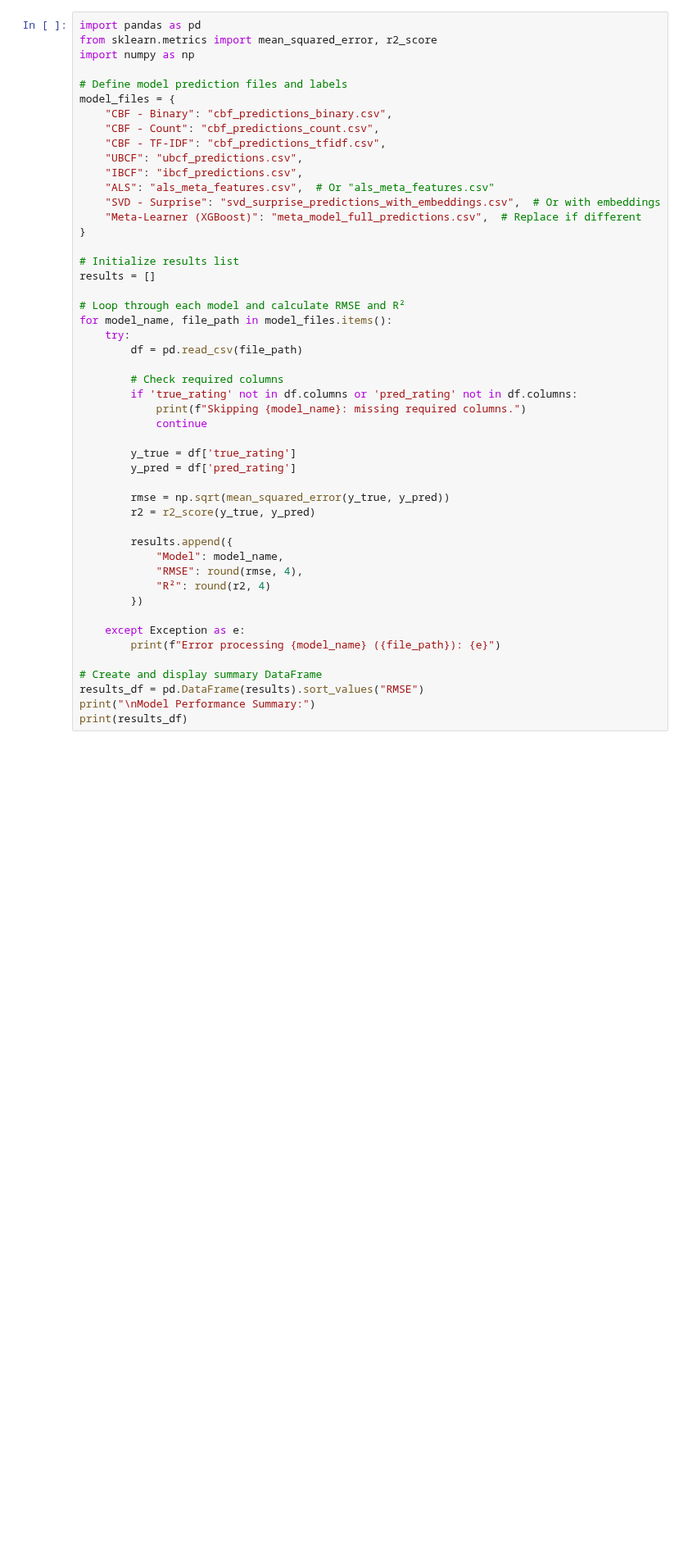
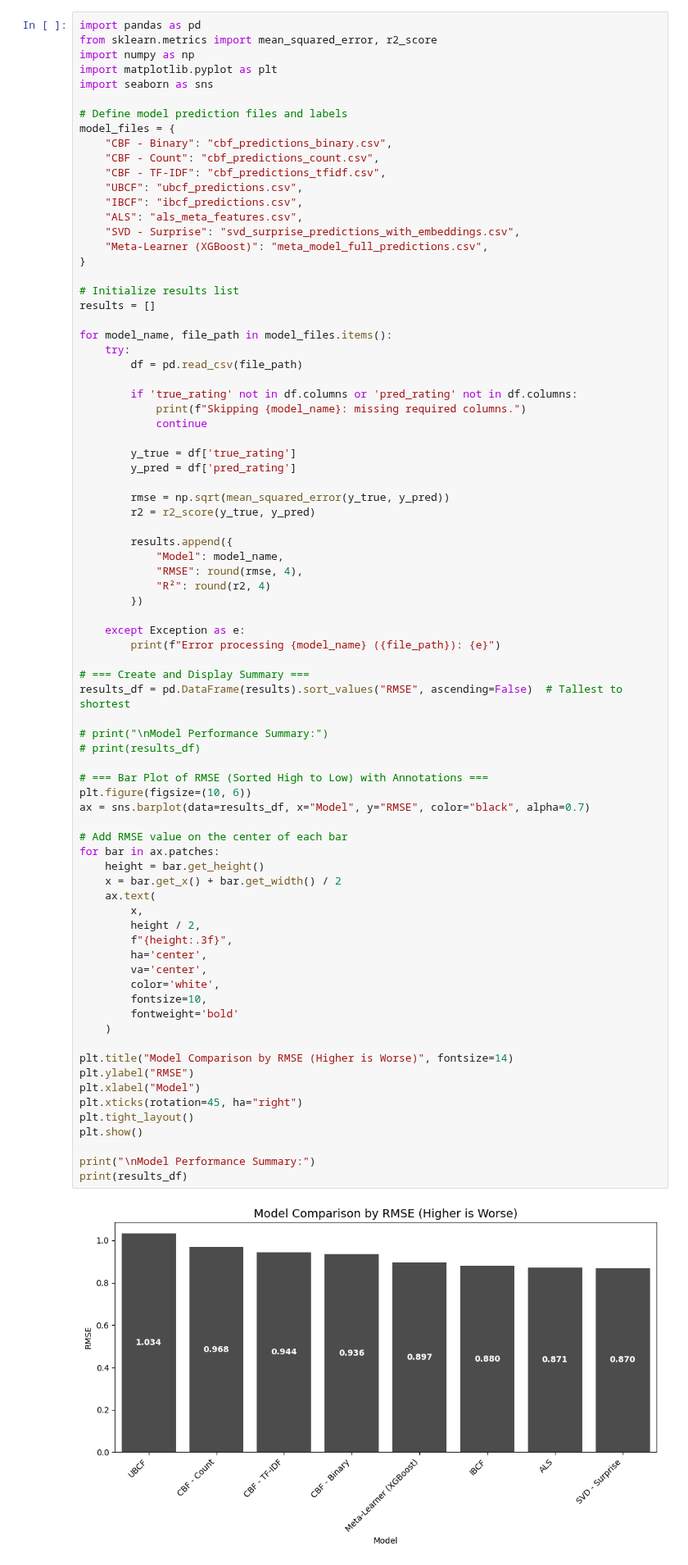
Before and after one commit to hawa1983/DATA-612, a Jupyter notebook: Final_Project.ipynb, the cells around one changed output. Shown at 82% size. Saved outputs shown, nothing was run; the diff lists cells and outputs as text; blank space fills up the shorter version.

```diff
--- a/Final_Project.ipynb
+++ b/Final_Project.ipynb
@@ -1567,6 +1657,8 @@ To evaluate and compare the predictive performance of multiple recommender syste
 import pandas as pd
 from sklearn.metrics import mean_squared_error, r2_score
 import numpy as np
+import matplotlib.pyplot as plt
+import seaborn as sns
 
 # Define model prediction files and labels
 model_files = {
@@ -1575,43 +1667,72 @@ model_files = {
     "CBF - TF-IDF": "cbf_predictions_tfidf.csv",
     "UBCF": "ubcf_predictions.csv",
     "IBCF": "ibcf_predictions.csv",
-    "ALS": "als_meta_features.csv",  # Or "als_meta_features.csv"
-    "SVD - Surprise": "svd_surprise_predictions_with_embeddings.csv",  # Or with embeddings
-    "Meta-Learner (XGBoost)": "meta_model_full_predictions.csv",  # Replace if different
+    "ALS": "als_meta_features.csv",
+    "SVD - Surprise": "svd_surprise_predictions_with_embeddings.csv",
+    "Meta-Learner (XGBoost)": "meta_model_full_predictions.csv",
 }
 
 # Initialize results list
 results = []
 
-# Loop through each model and calculate RMSE and R²
 for model_name, file_path in model_files.items():
     try:
         df = pd.read_csv(file_path)
 
-        # Check required columns
         if 'true_rating' not in df.columns or 'pred_rating' not in df.columns:
             print(f"Skipping {model_name}: missing required columns.")
             continue
 
         y_true = df['true_rating']
         y_pred = df['pred_rating']
 
         rmse = np.sqrt(mean_squared_error(y_true, y_pred))
         r2 = r2_score(y_true, y_pred)
 
         results.append({
             "Model": model_name,
             "RMSE": round(rmse, 4),
             "R²": round(r2, 4)
         })
 
     except Exception as e:
         print(f"Error processing {model_name} ({file_path}): {e}")
 
-# Create and display summary DataFrame
-results_df = pd.DataFrame(results).sort_values("RMSE")
+# === Create and Display Summary ===
+results_df = pd.DataFrame(results).sort_values("RMSE", ascending=False)  # Tallest to shortest
+
+# print("\nModel Performance Summary:")
+# print(results_df)
+
+# === Bar Plot of RMSE (Sorted High to Low) with Annotations ===
+plt.figure(figsize=(10, 6))
+ax = sns.barplot(data=results_df, x="Model", y="RMSE", color="black", alpha=0.7)
+
+# Add RMSE value on the center of each bar
+for bar in ax.patches:
+    height = bar.get_height()
+    x = bar.get_x() + bar.get_width() / 2
+    ax.text(
+        x,
+        height / 2,
+        f"{height:.3f}",
+        ha='center',
+        va='center',
+        color='white',
+        fontsize=10,
+        fontweight='bold'
+    )
+
+plt.title("Model Comparison by RMSE (Higher is Worse)", fontsize=14)
+plt.ylabel("RMSE")
+plt.xlabel("Model")
+plt.xticks(rotation=45, ha="right")
+plt.tight_layout()
+plt.show()
+
 print("\nModel Performance Summary:")
 print(results_df)
 # %% [output]
+[figure, added]
 Model Performance Summary:
                     Model    RMSE      R²
```
Also changed, not shown: parts of 17 cells of this notebook.
